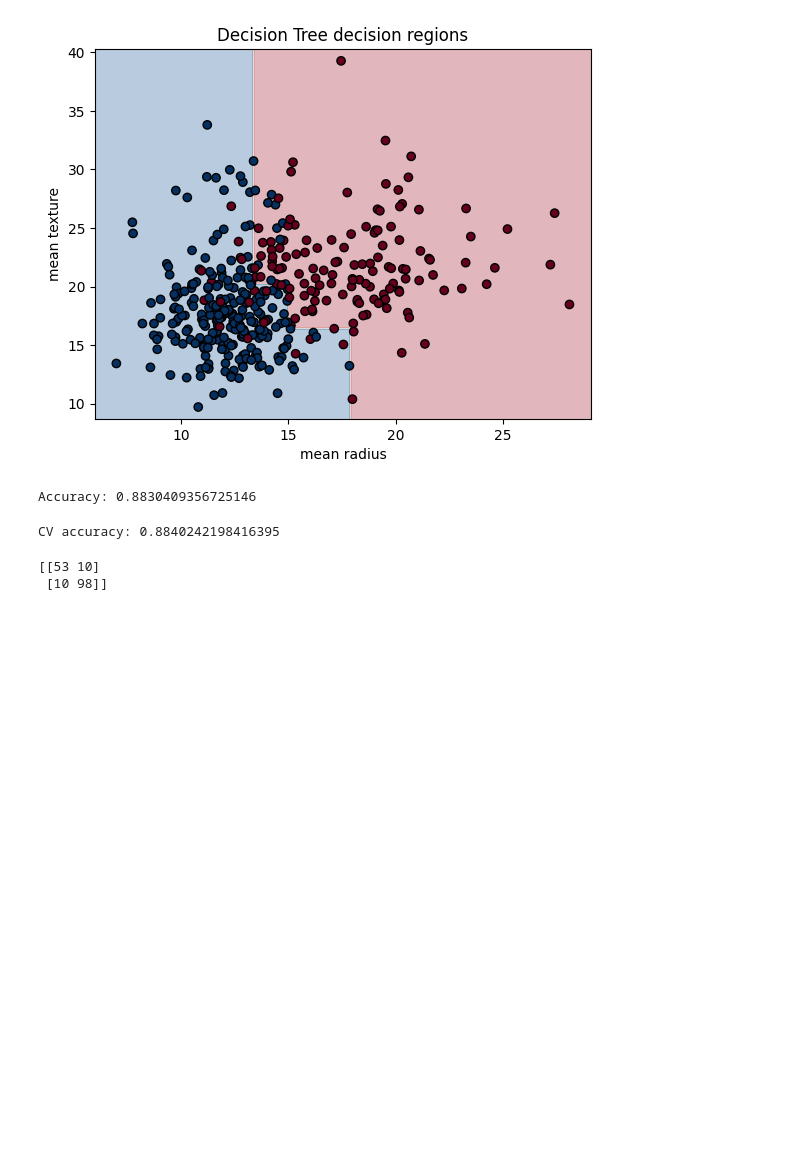
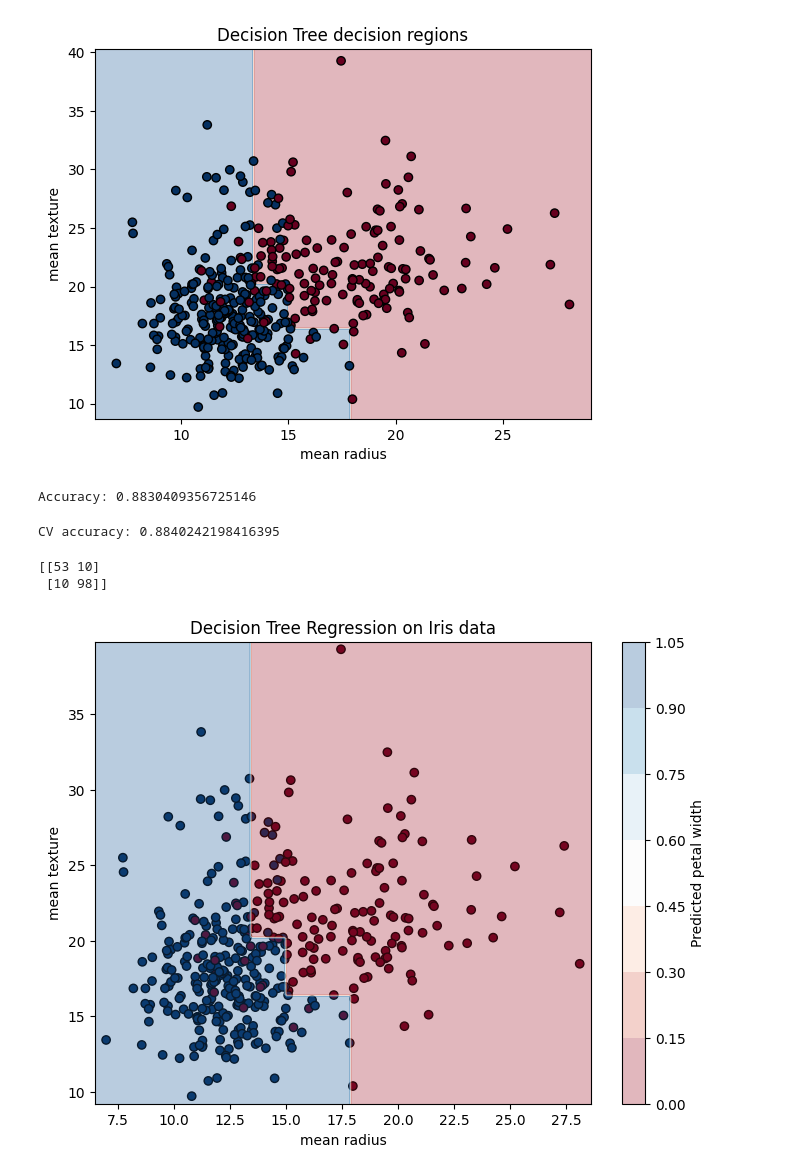
Before and after one commit to Andysimps0n/machine-learning, a Jupyter notebook: ts_env/code/DecisionTree/DecisionTreePractice.ipynb, the cells around one changed output. Cells and saved outputs as stored; diff of their text form; code cells hidden in the pictures; blank space fills up the shorter version.

```diff
--- a/ts_env/code/DecisionTree/DecisionTreePractice.ipynb
+++ b/ts_env/code/DecisionTree/DecisionTreePractice.ipynb
@@ -63,3 +63,26 @@ print(confusion_matrix(y_test, y_pred))
 # %% [output]
 [[53 10]
  [10 98]]
+# %%
+# Create a grid of test points (like X_test before)
+x_min, x_max = X[:, 0].min() - 0.5, X[:, 0].max() + 0.5
+y_min, y_max = X[:, 1].min() - 0.5, X[:, 1].max() + 0.5
+xx, yy = np.meshgrid(np.linspace(x_min, x_max, 200),
+                     np.linspace(y_min, y_max, 200))
+
+# Predict on the grid
+Z = model.predict(np.c_[xx.ravel(), yy.ravel()])
+Z = Z.reshape(xx.shape)
+
+# Plot
+plt.figure(figsize=(8,6))
+plt.scatter(X_train[:, 0], X_train[:, 1], c=y_train, edgecolor="k", cmap=plt.cm.RdBu)
+plt.xlabel(data.feature_names[0])
+plt.contourf(xx, yy, Z, alpha=0.3, cmap=plt.cm.RdBu)
+
+plt.ylabel(data.feature_names[1])
+plt.title("Decision Tree Regression on Iris data")
+plt.colorbar(label="Predicted petal width")
+plt.show()
+# %% [output]
+[figure, added]
```
Also changed, not shown: 4 other files.
